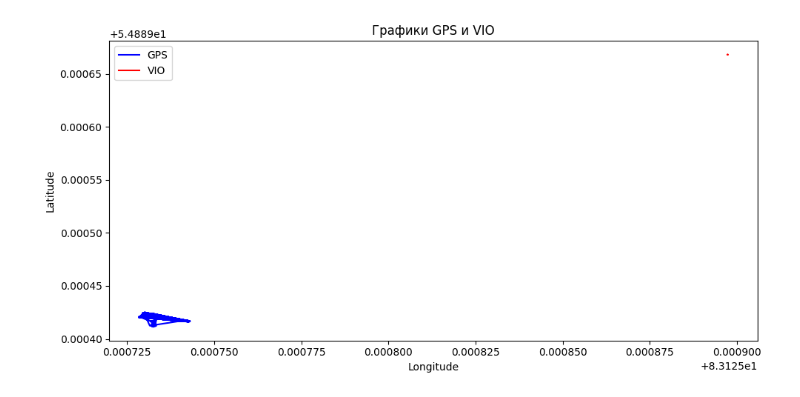
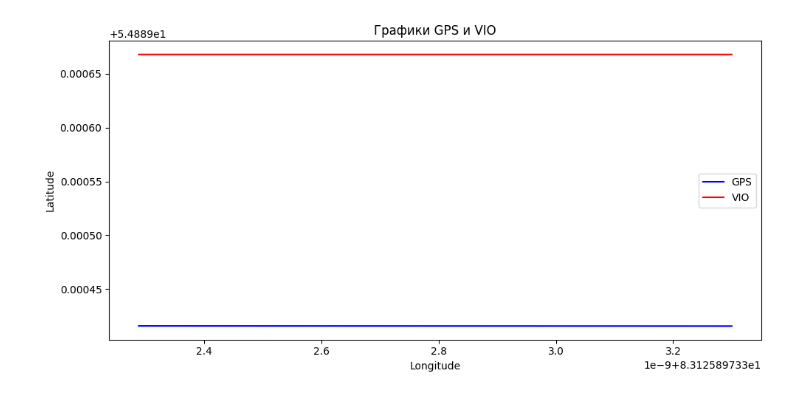
Before and after one commit to Razvald/helicopter, a Jupyter notebook: Calibrate/calibrate.ipynb, the cells around one changed output. Drawn from its saved outputs; the diff is of its cells as text; code cells hidden in the pictures.

```diff
--- a/Calibrate/calibrate.ipynb
+++ b/Calibrate/calibrate.ipynb
@@ -228,31 +192,31 @@ plt.show()
 # %%
 copy_lat_VIO = lat_VIO.copy()
 copy_lon_VIO = lon_VIO.copy()
 
 copy_lat_GPS = lat_GPS.copy()
-copy_lon_GPS = lon_GPS.copy()
+copy_lon_GPS = lon_VIO.copy()
 
 # Create figure and axis
 # Создаем фигуру и оси
 plt.figure(figsize=(10, 5))
 # copy_lat_GPS = [ - x + 2 * 54.8894116667 for x in copy_lat_GPS]
 
 # Рисуем первый график
 plt.plot(copy_lon_GPS, copy_lat_GPS, label='GPS', color='blue')
 
 # Рисуем второй график
 plt.plot(copy_lon_VIO, copy_lat_VIO, label='VIO', color='red')
 
 # Добавляем заголовок и метки осей
 plt.title('Графики GPS и VIO')
 plt.xlabel('Longitude')
 plt.ylabel('Latitude')
 
 # Добавляем легенду
 plt.legend()
 
 # Display the plot
 plt.tight_layout()
 plt.show()
 # %% [output]
-[figure, old version]
+[figure, new version]
```
Also changed, not shown: parts of 37 cells of this notebook, 6 other files.
